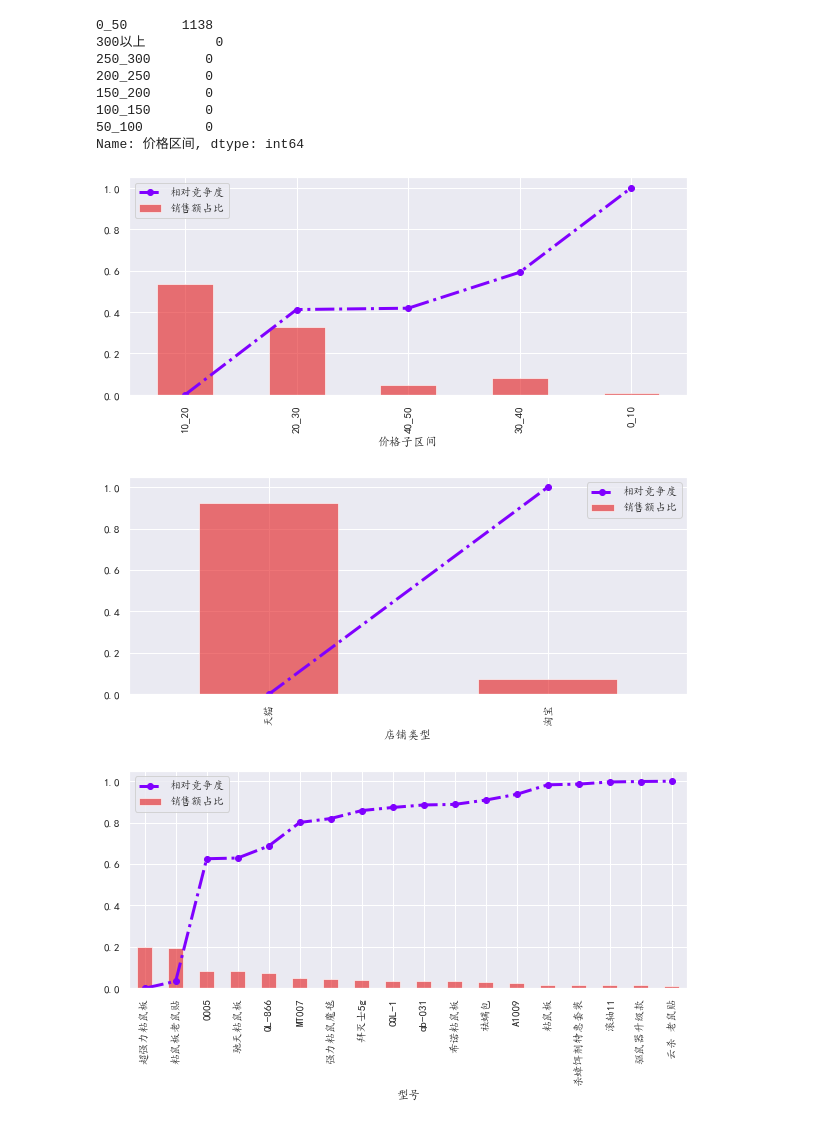
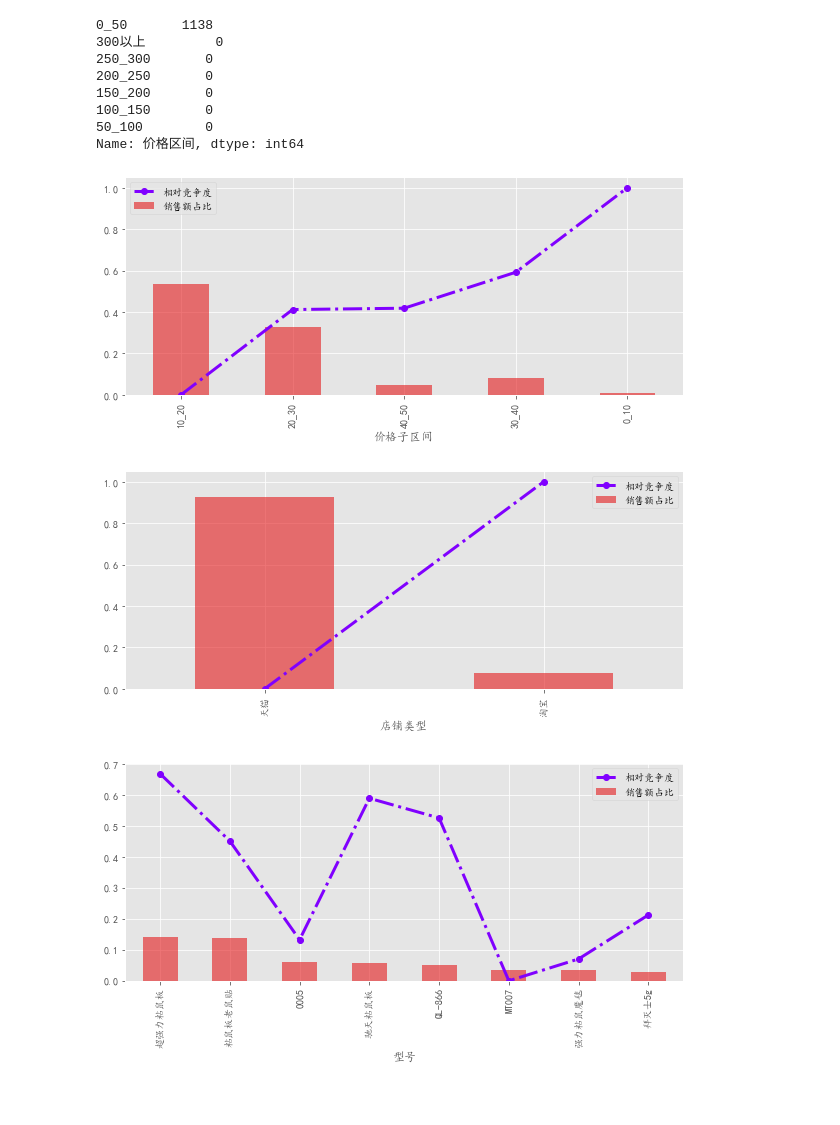
Before and after one commit to li19981001/-, a Jupyter notebook: code/电商文本挖掘.ipynb, the cells around one changed output. Saved outputs shown, nothing was run; the diff lists cells and outputs as text; code cells hidden in the pictures; blank space fills up the shorter version.

```diff
--- a/code/电商文本挖掘.ipynb
+++ b/code/电商文本挖掘.ipynb
@@ -1,4 +1,7 @@
 # %%
+import cufflinks
+import plotly.graph_objs as go
+from plotly.offline import iplot, init_notebook_mode
 from sklearn.linear_model import LinearRegression
 import re
 import os
@@ -10,6 +13,10 @@ import matplotlib.pyplot as plt
 from pandas import Series, DataFrame
 plt.rcParams['font.sans-serif'] = ['KaiTi']
 plt.rcParams['axes.unicode_minus'] = False
+plt.style.use('ggplot')
+# import plotly.plotly as py
+cufflinks.go_offline(connected=True)
+init_notebook_mode(connected=True)
 # %% [markdown]
 # 驱虫市场潜力分析
 # %%
@@ -487,16 +502,16 @@ by_son_price = by_function(df50,"价格子区间")
 # %%
 draw_plot(by_son_price)
 # %% [output]
-[figure, old version]
+[figure, new version]
 # %%
-by_market = by_function(df50,"店铺类型")
+by_market = by_function(df50, "店铺类型")
 draw_plot(by_market)
 # %% [output]
-[figure, old version]
+[figure, new version]
 # %%
-df_xh = df50[df50["预估销售额"]>df50["预估销售额"].quantile(0.98)] # 选取预估销售额前5%的商品
-by_xh = by_function(df_xh,"型号")
-draw_plot(by_xh)
+by_xh = by_function(df50, "型号", sort="预估销售额")  # 先用型号进行分组
+df_xh = by_xh[by_xh["预估销售额"] > by_xh["预估销售额"].quantile(0.98)]  # 选取预估销售额前5%的商品
+draw_plot(df_xh)
 # %% [output]
-[figure, old version]
+[figure, new version]
 # %%
```
Also changed, not shown: parts of 43 cells of this notebook, 1 other file.
